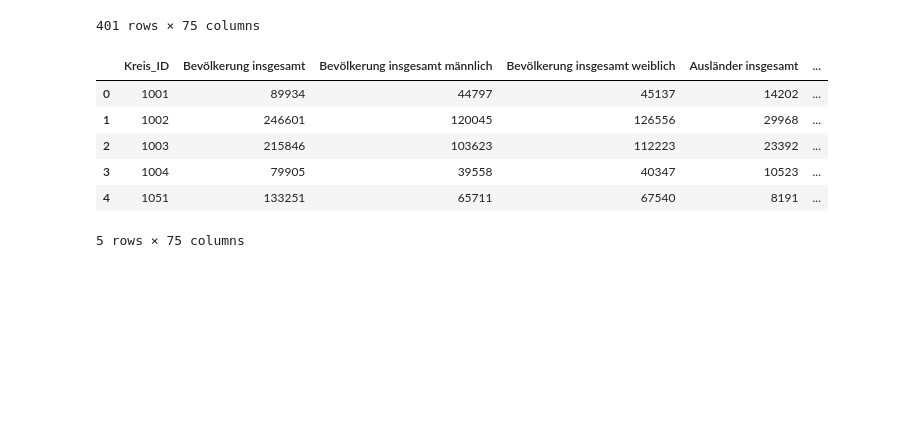
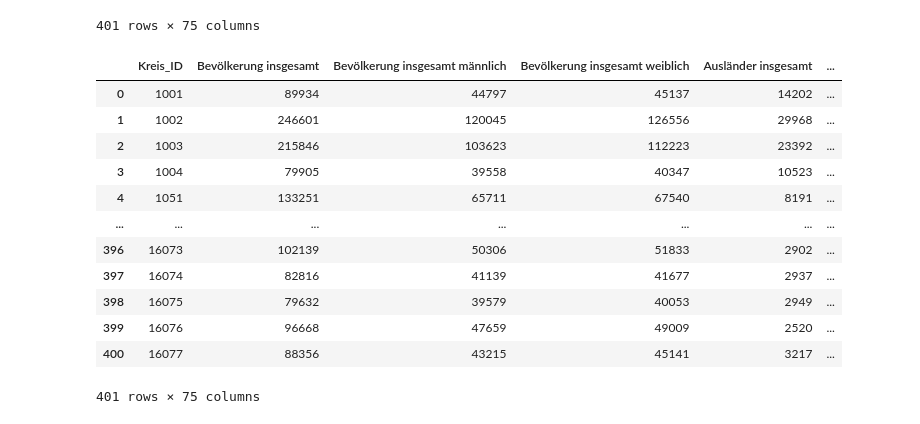
Before and after one commit to andreashrb/Python_for_DS_Project, a Jupyter notebook: interim_result/DataPreparation_Sebastian.ipynb, the cells around one changed output. Saved outputs shown, nothing was run; the diff lists cells and outputs as text; code cells hidden in the pictures; blank space fills up the shorter version.

```diff
--- a/interim_result/DataPreparation_Sebastian.ipynb
+++ b/interim_result/DataPreparation_Sebastian.ipynb
@@ -363,13 +356,19 @@ spalten_dict = dict(zip(rel_columns, spalten_namen))
 migration.rename(columns=spalten_dict, inplace=True)
 migration['Kreis_ID'] = migration['Kreis_ID'].astype(str)
 # %%
-migration.head()
+migration
 # %% [output]
 |  | Kreis_ID | Bevölkerung insgesamt | Bevölkerung insgesamt männlich | Bevölkerung insgesamt weiblich | Ausländer insgesamt | ... |
 | 0 | 1001 | 89934 | 44797 | 45137 | 14202 | ... |
 | 1 | 1002 | 246601 | 120045 | 126556 | 29968 | ... |
 | 2 | 1003 | 215846 | 103623 | 112223 | 23392 | ... |
 | 3 | 1004 | 79905 | 39558 | 40347 | 10523 | ... |
 | 4 | 1051 | 133251 | 65711 | 67540 | 8191 | ... |
+| ... | ... | ... | ... | ... | ... | ... |
+| 396 | 16073 | 102139 | 50306 | 51833 | 2902 | ... |
+| 397 | 16074 | 82816 | 41139 | 41677 | 2937 | ... |
+| 398 | 16075 | 79632 | 39579 | 40053 | 2949 | ... |
+| 399 | 16076 | 96668 | 47659 | 49009 | 2520 | ... |
+| 400 | 16077 | 88356 | 43215 | 45141 | 3217 | ... |
-5 rows × 75 columns
+401 rows × 75 columns
 # %%
```
Also changed, not shown: parts of 18 cells of this notebook.
